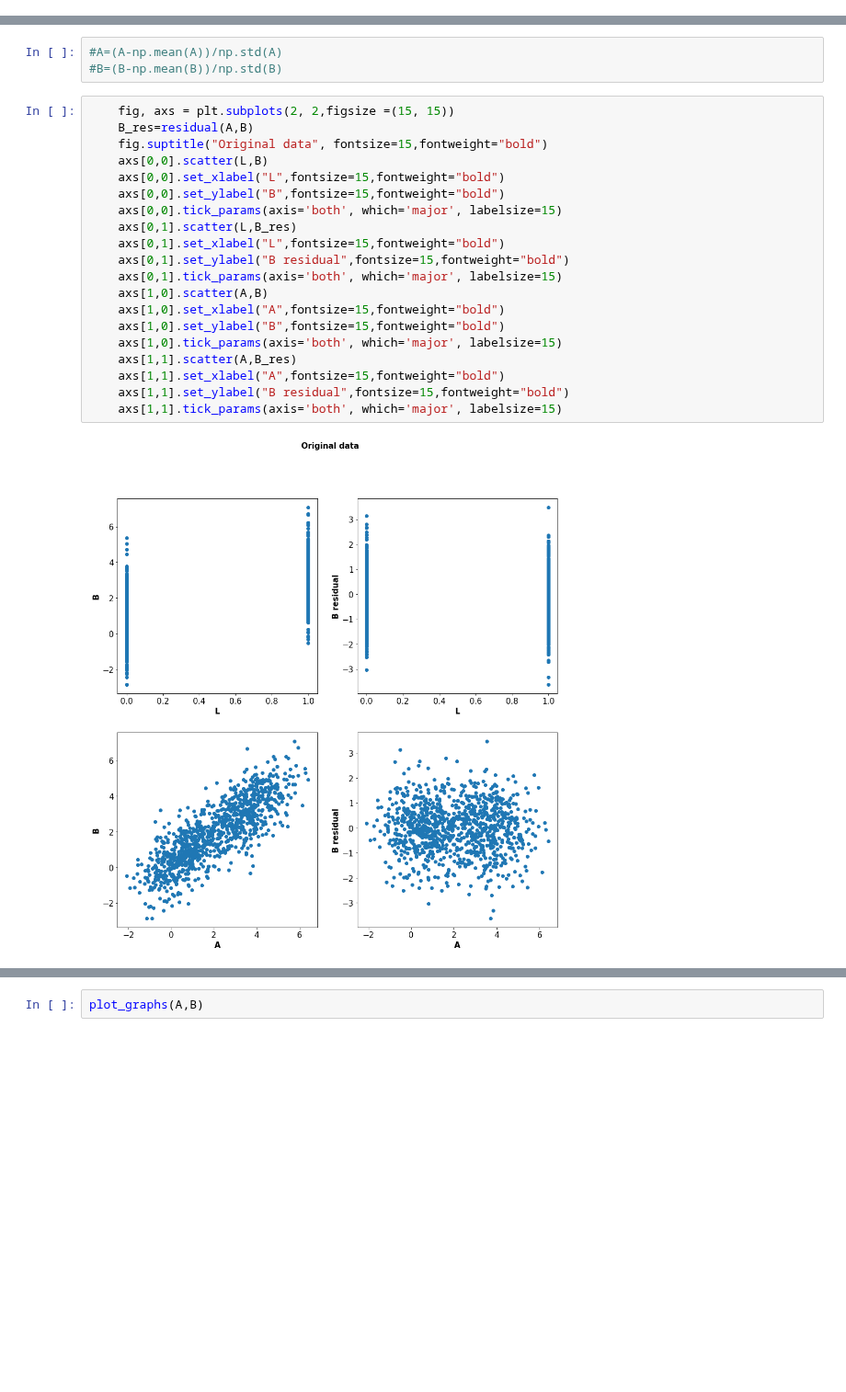
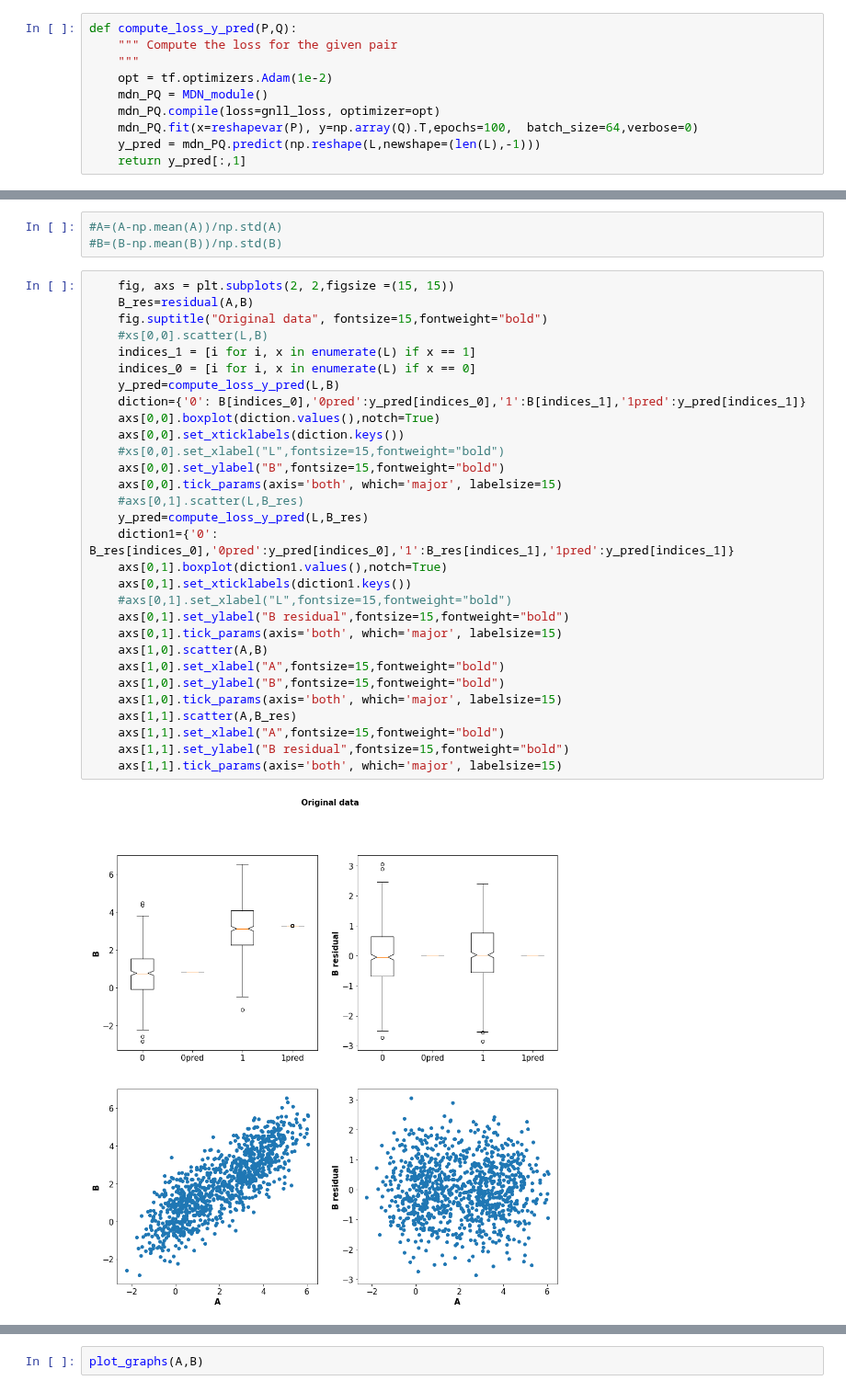
Before and after one commit to BIRDSgroup/NLCD, a Jupyter notebook: CITNonLinear.ipynb, the cells around one changed output, grey strips where cells are left out. Shown at 92% size. Cells and saved outputs as stored; diff of their text form; blank space fills up the shorter version.

Commit message:
plots added in CITNonLinear file

```diff
--- a/CITNonLinear.ipynb
+++ b/CITNonLinear.ipynb
@@ -177,6 +177,16 @@ def compute_loss(P,Q):
     mdn_PQ.fit(x=reshapevar(P), y=np.array(Q).T,epochs=100,  batch_size=64,verbose=0)
     #return np.array(nlcor.nlcor(P,Q)[0])[0]
     return eval_mdn_model(P,Q,mdn_PQ)
+# %%
+def compute_loss_y_pred(P,Q):
+    """ Compute the loss for the given pair
+    """
+    opt = tf.optimizers.Adam(1e-2)
+    mdn_PQ = MDN_module()
+    mdn_PQ.compile(loss=gnll_loss, optimizer=opt)
+    mdn_PQ.fit(x=reshapevar(P), y=np.array(Q).T,epochs=100,  batch_size=64,verbose=0)
+    y_pred = mdn_PQ.predict(np.reshape(L,newshape=(len(L),-1)))
+    return y_pred[:,1]
 # %%
 def shuffleBtimes(P,Q,B):
     """ Shuffle Q B times and compute the loss
@@ -364,22 +374,32 @@ def calculate_pvalues_conditional_test(L,A,B):
 # %%
     fig, axs = plt.subplots(2, 2,figsize =(15, 15))
     B_res=residual(A,B)
     fig.suptitle("Original data", fontsize=15,fontweight="bold")
-    axs[0,0].scatter(L,B)
-    axs[0,0].set_xlabel("L",fontsize=15,fontweight="bold")
+    #xs[0,0].scatter(L,B)
+    indices_1 = [i for i, x in enumerate(L) if x == 1]
+    indices_0 = [i for i, x in enumerate(L) if x == 0]
+    y_pred=compute_loss_y_pred(L,B)
+    diction={'0': B[indices_0],'0pred':y_pred[indices_0],'1':B[indices_1],'1pred':y_pred[indices_1]}
+    axs[0,0].boxplot(diction.values(),notch=True)
+    axs[0,0].set_xticklabels(diction.keys())
+    #xs[0,0].set_xlabel("L",fontsize=15,fontweight="bold")
     axs[0,0].set_ylabel("B",fontsize=15,fontweight="bold")
     axs[0,0].tick_params(axis='both', which='major', labelsize=15)
-    axs[0,1].scatter(L,B_res)
-    axs[0,1].set_xlabel("L",fontsize=15,fontweight="bold")
+    #axs[0,1].scatter(L,B_res)
+    y_pred=compute_loss_y_pred(L,B_res)
+    diction1={'0': B_res[indices_0],'0pred':y_pred[indices_0],'1':B_res[indices_1],'1pred':y_pred[indices_1]}
+    axs[0,1].boxplot(diction1.values(),notch=True)
+    axs[0,1].set_xticklabels(diction1.keys())
+    #axs[0,1].set_xlabel("L",fontsize=15,fontweight="bold")
     axs[0,1].set_ylabel("B residual",fontsize=15,fontweight="bold")
     axs[0,1].tick_params(axis='both', which='major', labelsize=15)
     axs[1,0].scatter(A,B)
     axs[1,0].set_xlabel("A",fontsize=15,fontweight="bold")
     axs[1,0].set_ylabel("B",fontsize=15,fontweight="bold")
     axs[1,0].tick_params(axis='both', which='major', labelsize=15)
     axs[1,1].scatter(A,B_res)
     axs[1,1].set_xlabel("A",fontsize=15,fontweight="bold")
     axs[1,1].set_ylabel("B residual",fontsize=15,fontweight="bold")
     axs[1,1].tick_params(axis='both', which='major', labelsize=15)
 # %% [output]
-[figure, old version]
+[figure, new version]
```
Also changed, not shown: parts of 6 cells of this notebook.
